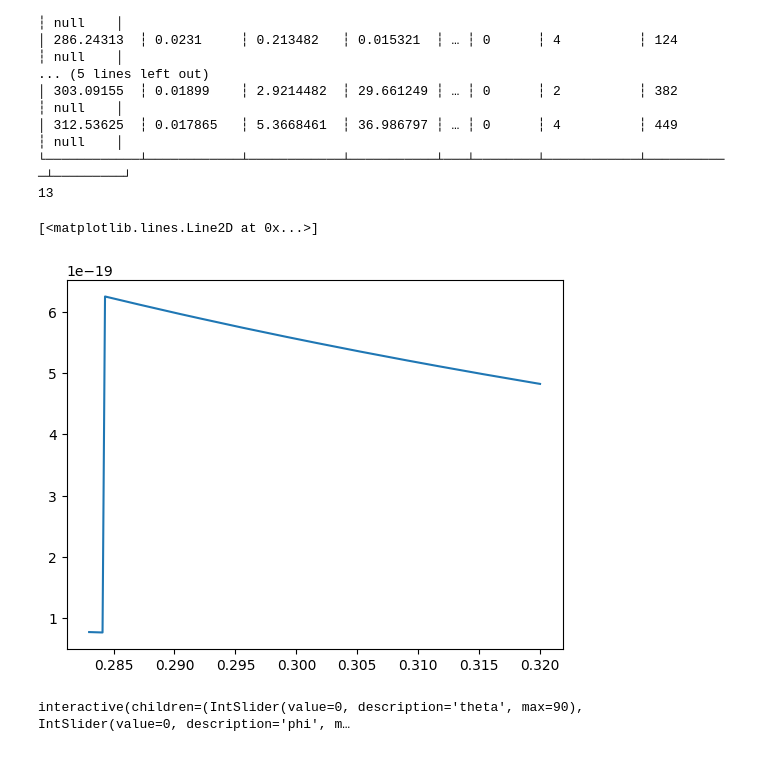
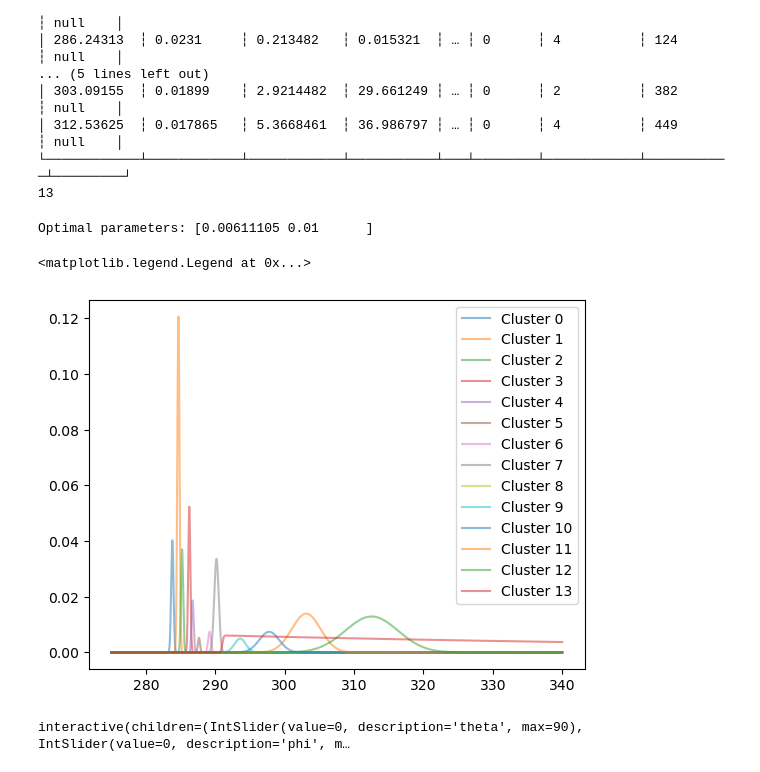
Before and after one commit to WSU-Carbon-Lab/xrr_notebooks, a Jupyter notebook: optical models/dft_ocs.ipynb, the cells around one changed output. Saved outputs shown, nothing was run; the diff lists cells and outputs as text; code cells hidden in the pictures.

Commit message:
IMplemented a step edge... the wrong step edge

```diff
--- a/optical models/dft_ocs.ipynb
+++ b/optical models/dft_ocs.ipynb
@@ -36,63 +36,70 @@ import periodictable.xsf as xsf
 
 
 def sim_ma(tensor, position, width, theta, phi):
-    en = np.linspace(283, 320, 10000)
+    en = np.linspace(275, 340, 100000)
     e = np.array(
         [np.sin(theta) * np.cos(phi), np.sin(theta) * np.sin(phi), np.cos(theta)]
     )
 
     # Use einsum to calculate the matrix element
     ma = e.T @ tensor @ e
 
     peak = 1 / width * np.exp(-(((en - position) / width) ** 2))
     return peak * ma, en
 
 
 def sim_ma_cluster(df, cluster, theta=0, phi=0):
     # Extract the tensor and convert into a diagonal matrix
     tensor = np.diag(df[cluster, ["TDM_xx", "TDM_yy", "TDM_zz"]].to_numpy()[0])
     position = df[cluster, "Transition Energy (eV)"]
     width = df[cluster, "Transition Width (eV)"]
     theta = np.radians(theta)
 
     ma, en = sim_ma(tensor, position, width, theta, phi)
     return ma, en
 
+def step(loc: float, width: float, anchor_en: list, anchor: list):
+    from scipy.special import erf
+    from scipy.optimize import curve_fit
 
-def sim_bare_atom(molecule):
-    en = np.linspace(283, 320, 10000)
-    # convert to keV
-    en *= 1e-3
-    lam = 1.23984e-4 / en
+    def step_edge(e, h, d):
+        w = width * 2*np.sqrt(2*np.log(2))
+        p = loc
+        ip = h*(1/2 + 1/2*erf((e-p)/w))
+        decay = np.exp(-d*(e-p-w))
+        return np.concatenate((ip[e <= p + w], ip[e > p + w]*decay[e > p + w]))
 
-    # Paserse the molecule into a list of elements
-    molecule = pt.formula(molecule)
-    atoms = molecule.atoms
-    f1 = 0
-    f2 = 0
-    w = molecule.mass
+    popt, pcov = curve_fit(step_edge, anchor_en, anchor, p0=[np.max(anchor), 0.01], bounds=([np.min(anchor), .01], [np.max(anchor), .5]))
+    print("Optimal parameters:", popt)
+    en = np.linspace(275, 340, 100000)
+    return step_edge(en, *popt), en
 
-    for atom in atoms.keys():
-        xray = xsf.Xray(atom)
-        _f1, _f2 = xray.scattering_factors(energy = en)
-        f1 += atoms[atom] * _f1
-        f2 += atoms[atom] * _f2
+def combine_ma(df, theta = 0, phi = 0):
+    ma = []
+    for cluser in range(len(df)):
+        ma_, en = sim_ma_cluster(df, cluser, theta, phi)
+        ma.append(ma_)
 
-    # Mass absorption is only really f2
-    mu = 2* pt.constants.electron_radius*lam*f2/w
-    return mu, en
+    anchor = []
+    anchor_en = []
+    for i in range(len(ma)):
+        max_int = np.max(ma[i][en > 291])
+        anchor.append(max_int)
+        anchor_en.append(en[np.where(ma[i] == max_int)[0][0]])
+    step_edge, en = step(291, 0.1, anchor_en, anchor)
+    ma.append(step_edge)
+    return ma, en
 
-def sim_step(molecule):
-    mu, en = sim_bare_atom(molecule)
+import matplotlib.pyplot as plt
+ma, en = combine_ma(df,theta=0, phi=0)
 
-
-
-mu, en = sim_bare_atom("C32H16N8Zn1")
-import matplotlib.pyplot as plt
-plt.plot(en, mu)
+for i in range(len(ma)):
+    plt.plot(en, ma[i], label=f"Cluster {i}", alpha=0.5)
+plt.legend()
 # %% [output]
-[<matplotlib.lines.Line2D at 0x...>]
+Optimal parameters: [0.00611105 0.01      ]
+<matplotlib.legend.Legend at 0x...>
-[figure, old version]
+[figure, new version]
 # %%
 import matplotlib.pyplot as plt
 import ipywidgets as widgets
```
Also changed, not shown: parts of 1 cell of this notebook.
